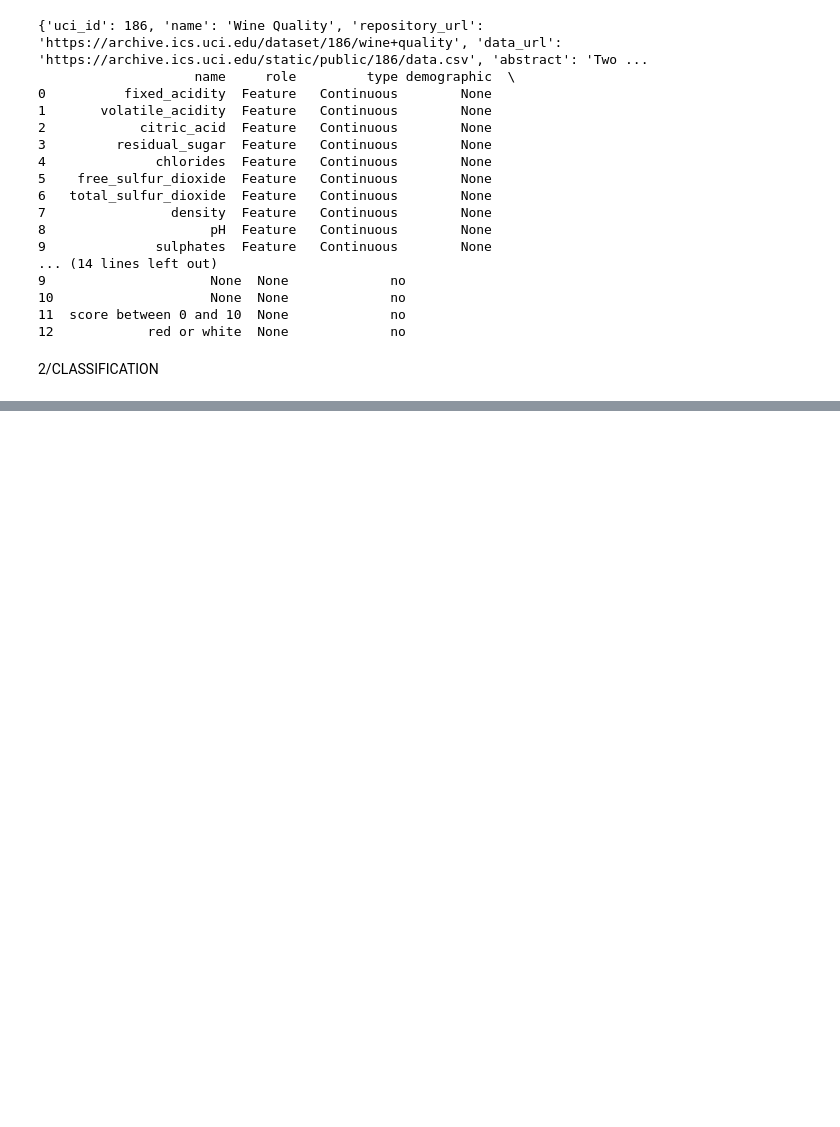
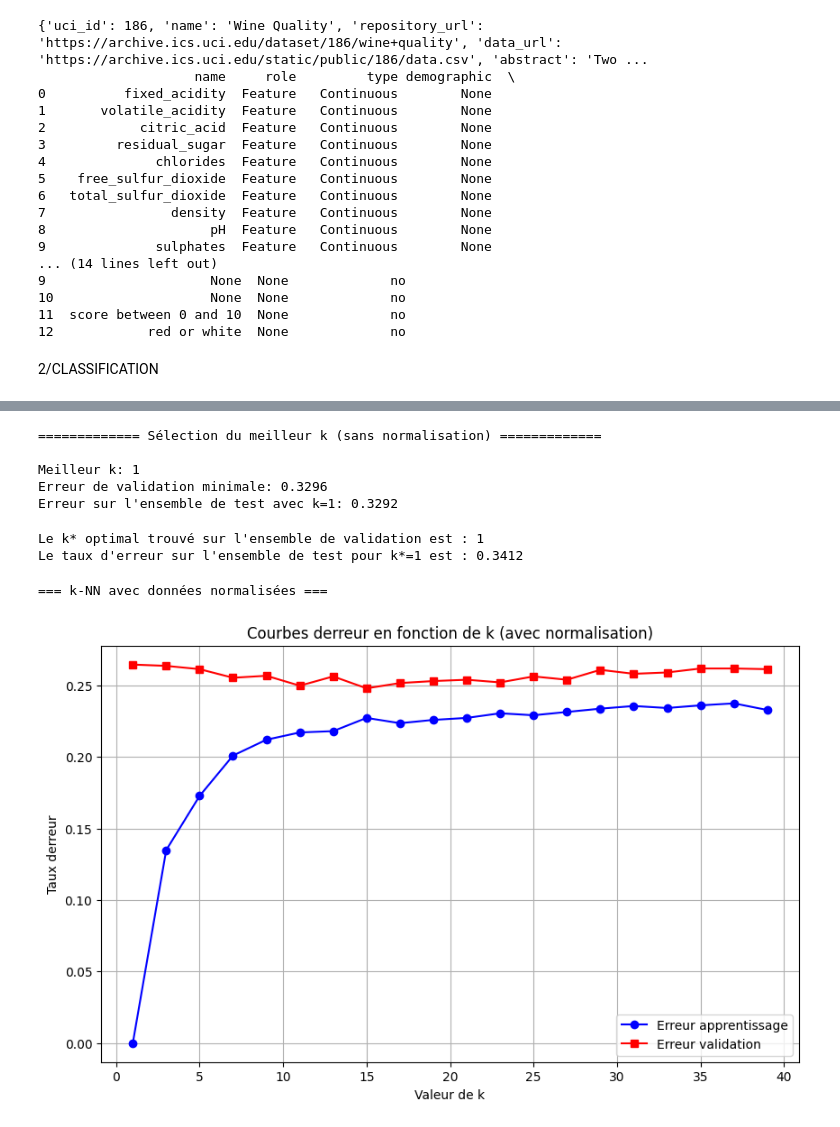
Before and after one commit to creator-Aya/Data-Science, a Jupyter notebook: ML_2025.ipynb, the cells around one changed output, grey strips where cells are left out. Cells and saved outputs as stored; diff of their text form; code cells hidden in the pictures; blank space fills up the shorter version.

```diff
--- a/ML_2025.ipynb
+++ b/ML_2025.ipynb
@@ -165,0 +300,23 @@ stratify=Ya)
+# %%
+# 2.4 Sélection du meilleur k
+print("\n============= Sélection du meilleur k (sans normalisation) =============\n")
+err_min = error_val.min()
+ind_opt = error_val.argmin()
+k_star = k_vector[ind_opt]
+
+print(f"Meilleur k: {k_star}")
+print(f"Erreur de validation minimale: {err_min:.4f}")
+
+# Évaluation sur l'ensemble de test avec le meilleur k
+clf_best = KNeighborsClassifier(n_neighbors=k_star)
+clf_best.fit(Xa, Ya)
+Ypred_t = clf_best.predict(Xt)
+error_t = 1 - accuracy_score(Yt, Ypred_t)
+
+print(f"Erreur sur l'ensemble de test avec k={k_star}: {error_t:.4f}")
+# %% [output]
+============= Sélection du meilleur k (sans normalisation) =============
+
+Meilleur k: 1
+Erreur de validation minimale: 0.3296
+Erreur sur l'ensemble de test avec k=1: 0.3292
@@ -165,0 +337,50 @@ stratify=Ya)
+# %%
+# some hints: get the min error and related k-value
+err_min, ind_opt = error_val.min(), error_val.argmin()
+k_star = k_vector[ind_opt]
+# %%
+# Train a new KNN model with k_star on the training data (Xa, Ya)
+clf_optimal = KNeighborsClassifier(n_neighbors = k_star)
+clf_optimal.fit(Xa, Ya)
+
+# Predict the labels of samples in the test set (Xt)
+Ypred_test = clf_optimal.predict(Xt)
+
+# Evaluate the classification error rate on the test set
+error_test = 1 - accuracy_score(Yt, Ypred_test)
+
+print(f"Le k* optimal trouvé sur l'ensemble de validation est : {k_star}")
+print(f"Le taux d'erreur sur l'ensemble de test pour k*={k_star} est : {error_test:.4f}")
+# %% [output]
+Le k* optimal trouvé sur l'ensemble de validation est : 1
+Le taux d'erreur sur l'ensemble de test pour k*=1 est : 0.3412
+# %%
+#3.2 k-NN avec données normalisées
+print("\n=== k-NN avec données normalisées ===")
+
+error_train_n = np.empty(len(k_vector))
+error_val_n = np.empty(len(k_vector))
+
+for ind, k in enumerate(k_vector):
+    clf = KNeighborsClassifier(n_neighbors=k)
+    clf.fit(Xa_n, Ya)
+
+    Ypred_train = clf.predict(Xa_n)
+    error_train_n[ind] = 1 - accuracy_score(Ya, Ypred_train)
+
+    Ypred_v = clf.predict(Xv_n)
+    error_val_n[ind] = 1 - accuracy_score(Yv, Ypred_v)
+
+# Tracé des courbes avec normalisation
+plt.figure(figsize=(10, 6))
+plt.plot(k_vector, error_train_n, 'b-', label='Erreur apprentissage', marker='o')
+plt.plot(k_vector, error_val_n, 'r-', label='Erreur validation', marker='s')
+plt.xlabel('Valeur de k')
+plt.ylabel('Taux d''erreur')
+plt.title('Courbes d''erreur en fonction de k (avec normalisation)')
+plt.legend()
+plt.grid(True)
+plt.show()
+# %% [output]
+=== k-NN avec données normalisées ===
+[figure, added]
```
Also changed, not shown: parts of 26 cells of this notebook.
